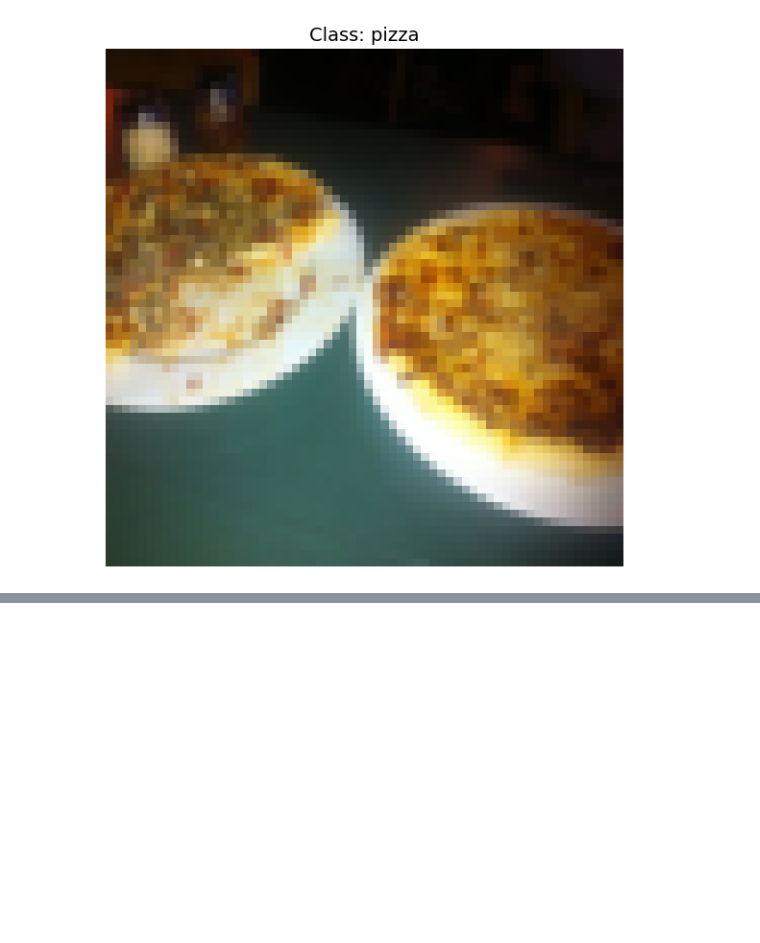
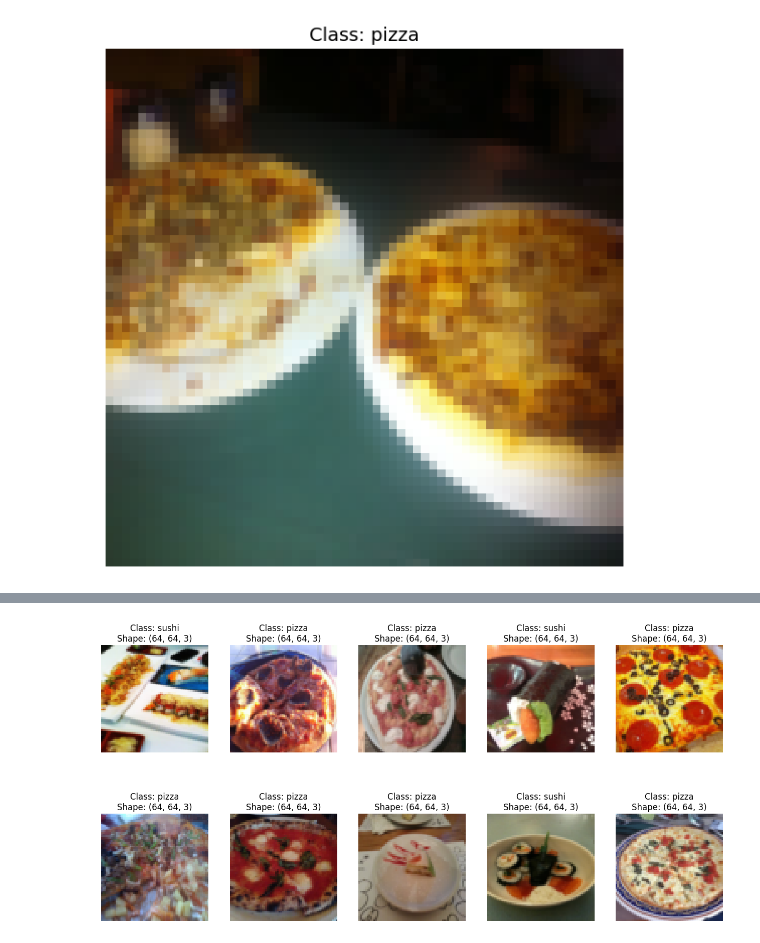
Before and after one commit to JavierMdT/PyTorch-Course, a Jupyter notebook: 04_pytorch_customs_datasets/04_pytorch_customs_datasets.ipynb, the cells around one changed output, grey strips where cells are left out. Cells and saved outputs as stored; diff of their text form; code cells hidden in the pictures; blank space fills up the shorter version.

```diff
--- a/04_pytorch_customs_datasets/04_pytorch_customs_datasets.ipynb
+++ b/04_pytorch_customs_datasets/04_pytorch_customs_datasets.ipynb
@@ -338,0 +652,9 @@ Text(0.5, 1.0, 'Class: pizza')
+# %%
+# Display random images from the ImageFolder created Dataset
+display_random_images(dataset=train_data,
+                      classes=train_data.classes,
+                      n=10,
+                      display_shape=True,
+                      seed=42)
+# %% [output]
+[figure, added]
```
Also changed, not shown: parts of 101 cells of this notebook, 3 other files.
